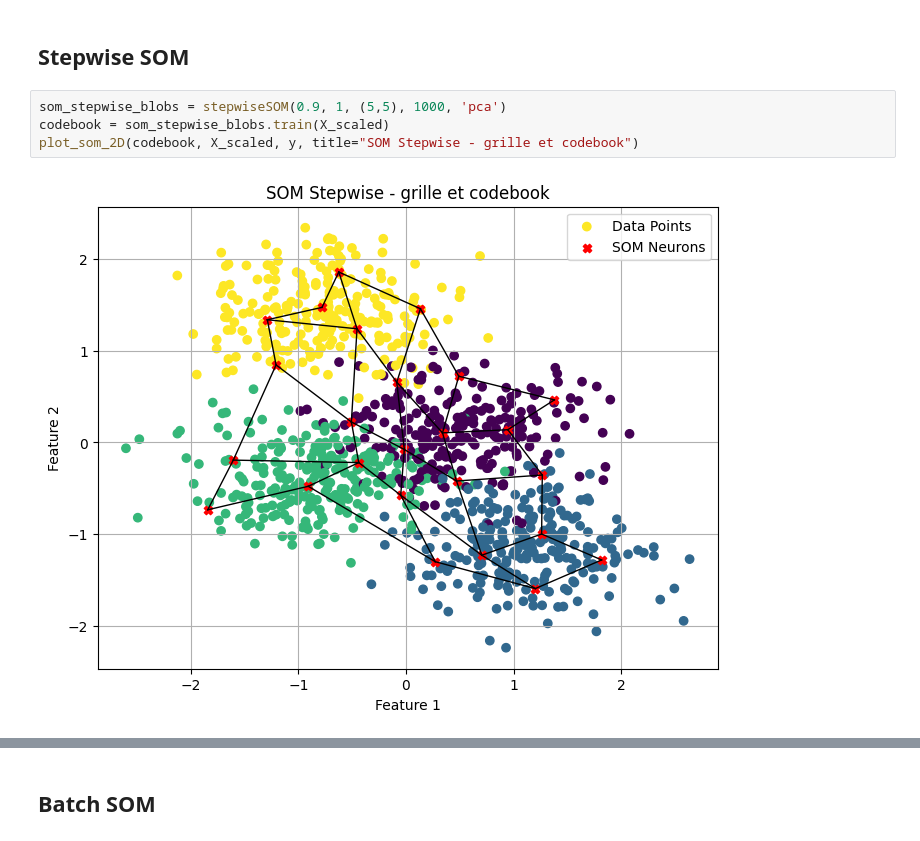
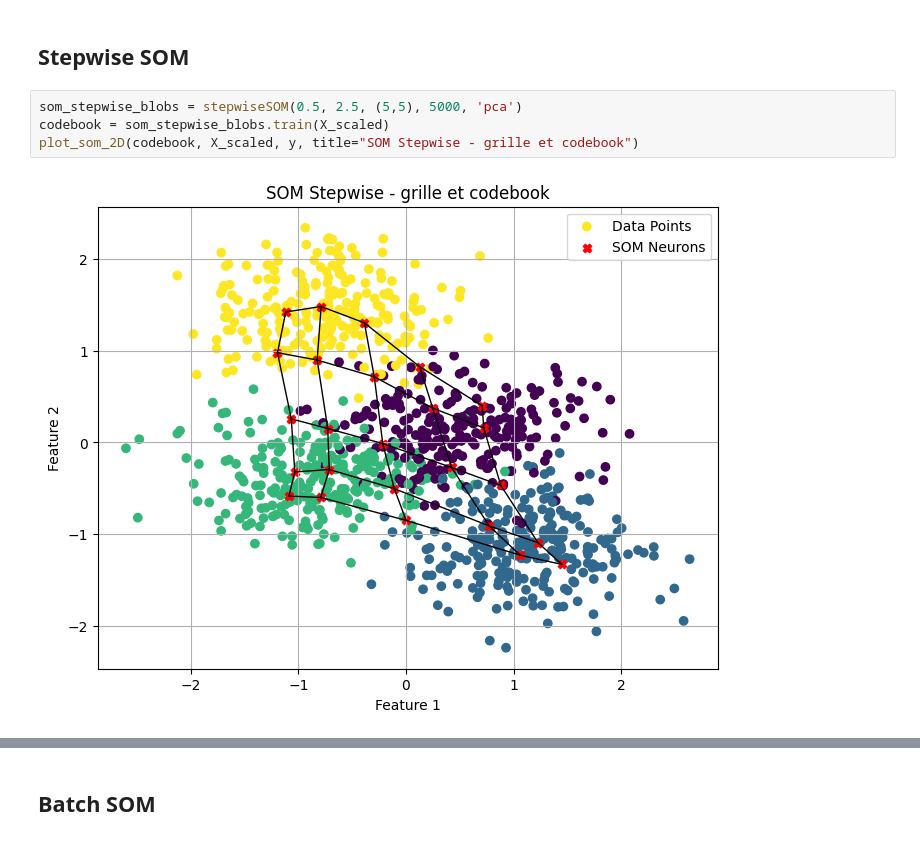
Before and after one commit to W1ll1amCA/SOM-DESOM, a Jupyter notebook: notebooks/test_som.ipynb, the cells around one changed output, grey strips where cells are left out. Cells and saved outputs as stored; diff of their text form.

```diff
--- a/notebooks/test_som.ipynb
+++ b/notebooks/test_som.ipynb
@@ -20,10 +20,10 @@ X_moons_scaled = scaler.fit_transform(X_moons)
 # %% [markdown]
 ## **Stepwise SOM**
 # %%
-som_stepwise_blobs = stepwiseSOM(0.9, 1, (5,5), 1000, 'pca')
+som_stepwise_blobs = stepwiseSOM(0.5, 2.5, (5,5), 5000, 'pca')
 codebook = som_stepwise_blobs.train(X_scaled)
 plot_som_2D(codebook, X_scaled, y, title="SOM Stepwise - grille et codebook")
 # %% [output]
-[figure, old version]
+[figure, new version]
 # %%
 
```
Also changed, not shown: parts of 3 cells of this notebook, 2 other files.
